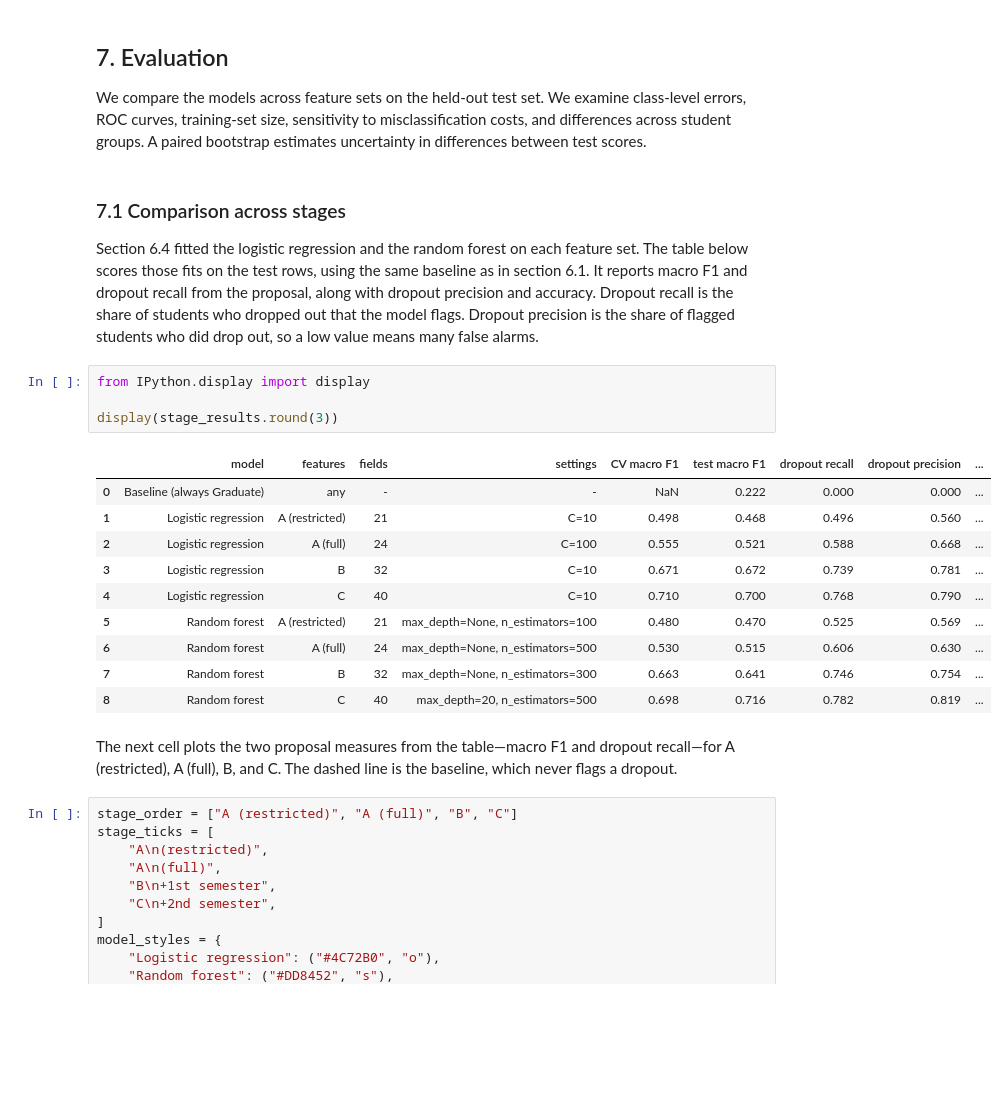
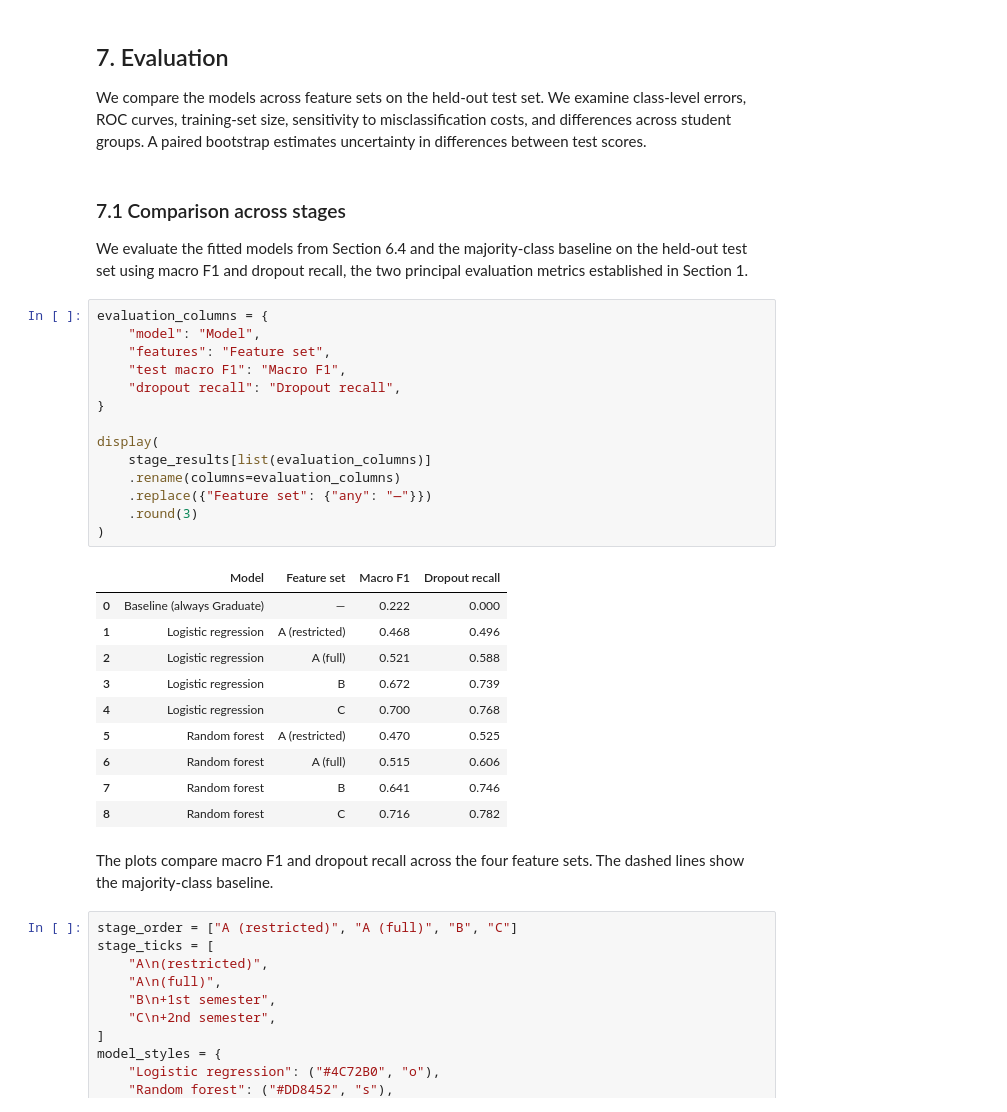
Before and after one commit to rohitt313/CIS-4020, a Jupyter notebook: CIS4020_Course_Project.ipynb, the cells around one changed output. Cells and saved outputs as stored; diff of their text form; blank space fills up the shorter version.

```diff
--- a/CIS4020_Course_Project.ipynb
+++ b/CIS4020_Course_Project.ipynb
@@ -1549,24 +1549,34 @@ We compare the models across feature sets on the held-out test set. We examine c
 # %% [markdown]
 ### 7.1 Comparison across stages
 
-Section 6.4 fitted the logistic regression and the random forest on each feature set. The table below scores those fits on the test rows, using the same baseline as in section 6.1. It reports macro F1 and dropout recall from the proposal, along with dropout precision and accuracy. Dropout recall is the share of students who dropped out that the model flags. Dropout precision is the share of flagged students who did drop out, so a low value means many false alarms.
+We evaluate the fitted models from Section 6.4 and the majority-class baseline on the held-out test set using macro F1 and dropout recall, the two principal evaluation metrics established in Section 1.
 # %%
-from IPython.display import display
+evaluation_columns = {
+    "model": "Model",
+    "features": "Feature set",
+    "test macro F1": "Macro F1",
+    "dropout recall": "Dropout recall",
+}
 
-display(stage_results.round(3))
+display(
+    stage_results[list(evaluation_columns)]
+    .rename(columns=evaluation_columns)
+    .replace({"Feature set": {"any": "—"}})
+    .round(3)
+)
 # %% [output]
-|  | model | features | fields | settings | CV macro F1 | test macro F1 | dropout recall | dropout precision | ... |
-| 0 | Baseline (always Graduate) | any | - | - | NaN | 0.222 | 0.000 | 0.000 | ... |
-| 1 | Logistic regression | A (restricted) | 21 | C=10 | 0.498 | 0.468 | 0.496 | 0.560 | ... |
-| 2 | Logistic regression | A (full) | 24 | C=100 | 0.555 | 0.521 | 0.588 | 0.668 | ... |
-| 3 | Logistic regression | B | 32 | C=10 | 0.671 | 0.672 | 0.739 | 0.781 | ... |
-| 4 | Logistic regression | C | 40 | C=10 | 0.710 | 0.700 | 0.768 | 0.790 | ... |
-| 5 | Random forest | A (restricted) | 21 | max_depth=None, n_estimators=100 | 0.480 | 0.470 | 0.525 | 0.569 | ... |
-| 6 | Random forest | A (full) | 24 | max_depth=None, n_estimators=500 | 0.530 | 0.515 | 0.606 | 0.630 | ... |
-| 7 | Random forest | B | 32 | max_depth=None, n_estimators=300 | 0.663 | 0.641 | 0.746 | 0.754 | ... |
-| 8 | Random forest | C | 40 | max_depth=20, n_estimators=500 | 0.698 | 0.716 | 0.782 | 0.819 | ... |
+|  | Model | Feature set | Macro F1 | Dropout recall |
+| 0 | Baseline (always Graduate) | — | 0.222 | 0.000 |
+| 1 | Logistic regression | A (restricted) | 0.468 | 0.496 |
+| 2 | Logistic regression | A (full) | 0.521 | 0.588 |
+| 3 | Logistic regression | B | 0.672 | 0.739 |
+| 4 | Logistic regression | C | 0.700 | 0.768 |
+| 5 | Random forest | A (restricted) | 0.470 | 0.525 |
+| 6 | Random forest | A (full) | 0.515 | 0.606 |
+| 7 | Random forest | B | 0.641 | 0.746 |
+| 8 | Random forest | C | 0.716 | 0.782 |
 # %% [markdown]
-The next cell plots the two proposal measures from the table—macro F1 and dropout recall—for A (restricted), A (full), B, and C. The dashed line is the baseline, which never flags a dropout.
+The plots compare macro F1 and dropout recall across the four feature sets. The dashed lines show the majority-class baseline.
 # %%
 stage_order = ["A (restricted)", "A (full)", "B", "C"]
 stage_ticks = [
```
Also changed, not shown: parts of 13 cells of this notebook.
